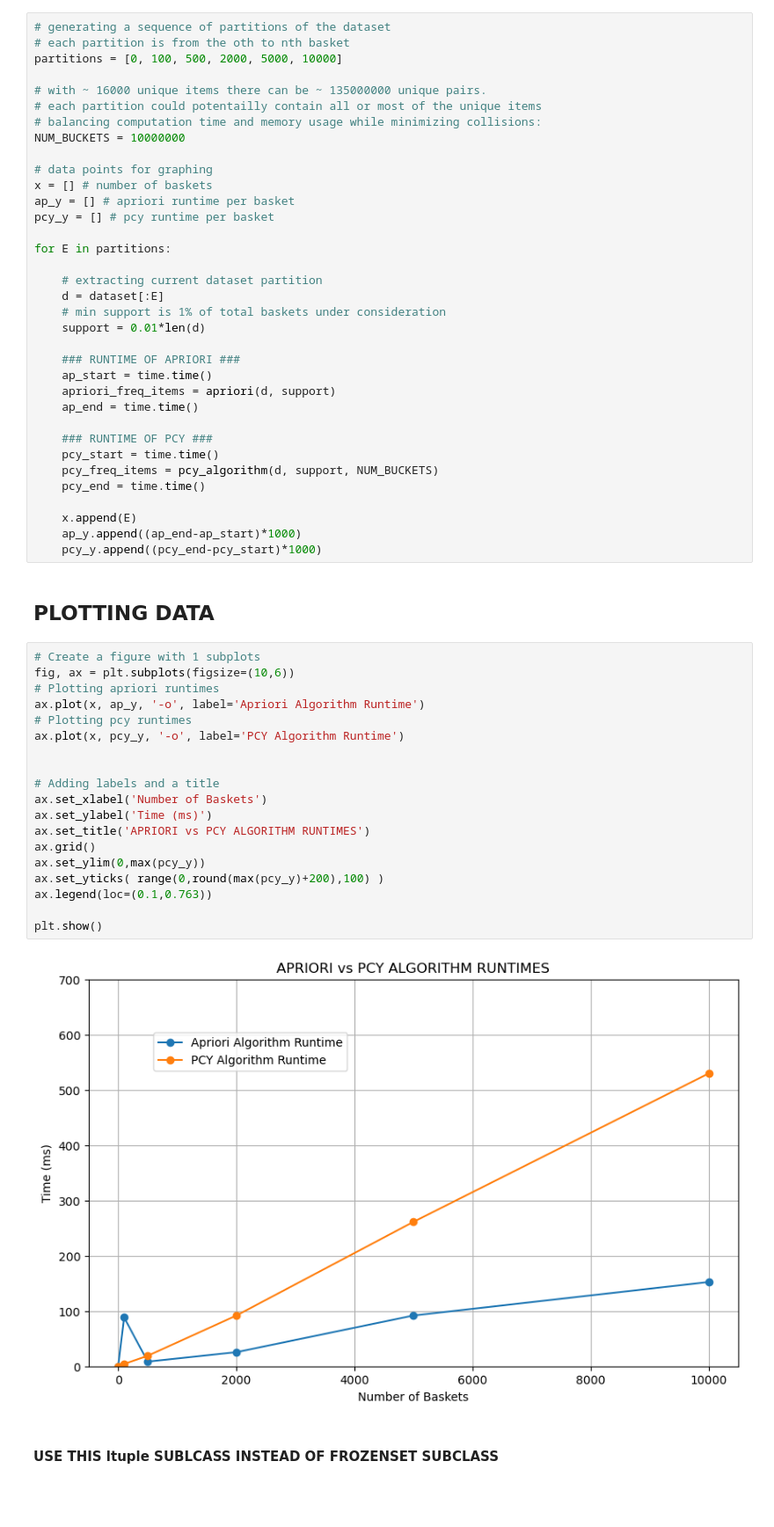
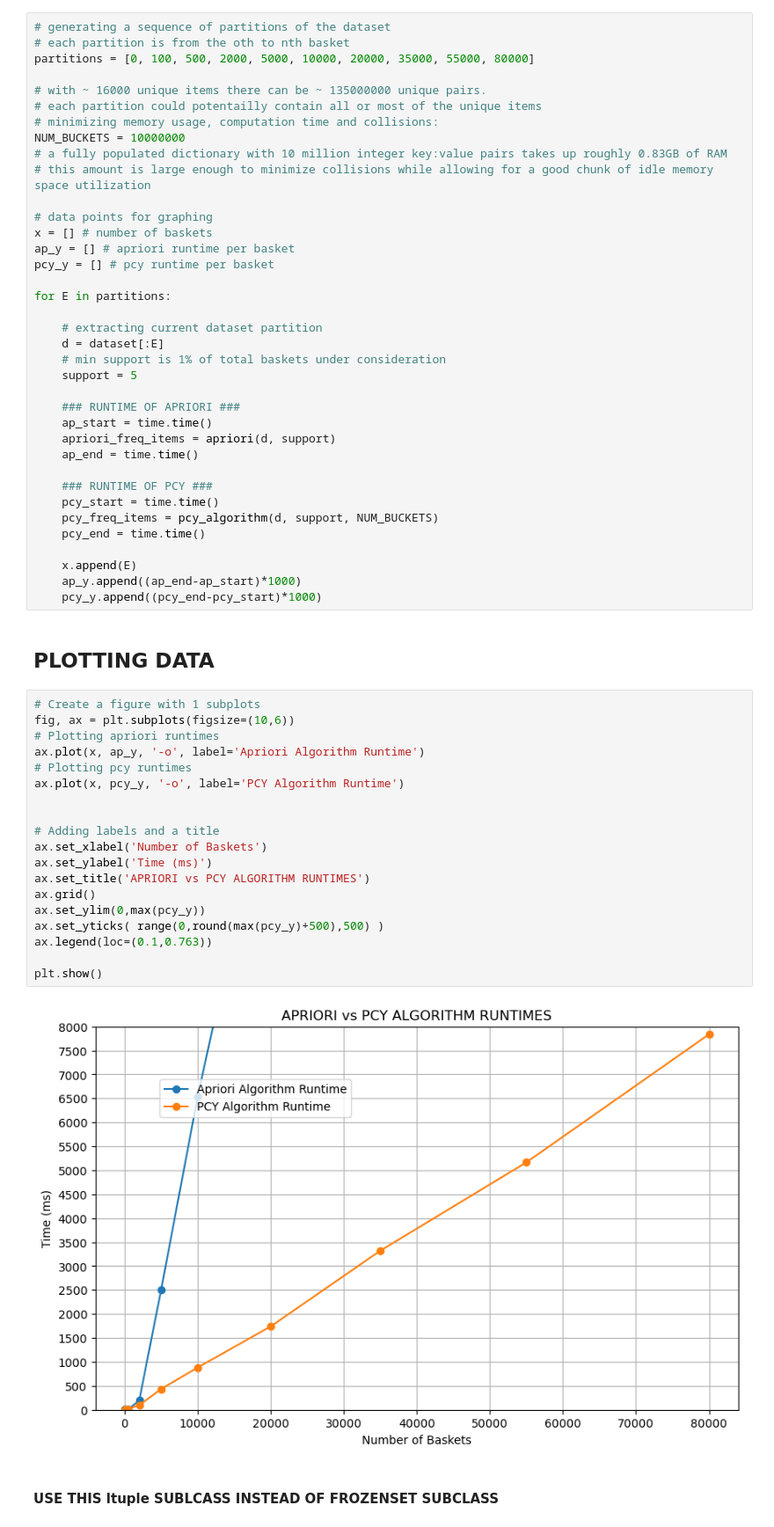
Before and after one commit to Syed-A-Naqvi/dataMining_and_machineLearning, a Jupyter notebook: retail_dataset_association_rule_mining/comparison.ipynb, the cells around one changed output. Shown at 88% size. Cells and saved outputs as stored; diff of their text form; blank space fills up the shorter version.

```diff
--- a/retail_dataset_association_rule_mining/comparison.ipynb
+++ b/retail_dataset_association_rule_mining/comparison.ipynb
@@ -161,12 +161,14 @@ def pcy_algorithm(dataset, min_support, hash_buckets) -> list:
 # %%
 # generating a sequence of partitions of the dataset
 # each partition is from the oth to nth basket
-partitions = [0, 100, 500, 2000, 5000, 10000]
+partitions = [0, 100, 500, 2000, 5000, 10000, 20000, 35000, 55000, 80000]
 
 # with ~ 16000 unique items there can be ~ 135000000 unique pairs.
 # each partition could potentailly contain all or most of the unique items
-# balancing computation time and memory usage while minimizing collisions:
+# minimizing memory usage, computation time and collisions:
 NUM_BUCKETS = 10000000
+# a fully populated dictionary with 10 million integer key:value pairs takes up roughly 0.83GB of RAM
+# this amount is large enough to minimize collisions while allowing for a good chunk of idle memory space utilization
 
 # data points for graphing
 x = [] # number of baskets
@@ -178,7 +180,7 @@ for E in partitions:
     # extracting current dataset partition
     d = dataset[:E]
     # min support is 1% of total baskets under consideration
-    support = 0.01*len(d)
+    support = 5
 
     ### RUNTIME OF APRIORI ###
     ap_start = time.time()
@@ -198,24 +200,24 @@ for E in partitions:
 # %%
 # Create a figure with 1 subplots
 fig, ax = plt.subplots(figsize=(10,6))
 # Plotting apriori runtimes
 ax.plot(x, ap_y, '-o', label='Apriori Algorithm Runtime')
 # Plotting pcy runtimes
 ax.plot(x, pcy_y, '-o', label='PCY Algorithm Runtime')
 
 
 # Adding labels and a title
 ax.set_xlabel('Number of Baskets')
 ax.set_ylabel('Time (ms)')
 ax.set_title('APRIORI vs PCY ALGORITHM RUNTIMES')
 ax.grid()
 ax.set_ylim(0,max(pcy_y))
-ax.set_yticks( range(0,round(max(pcy_y)+200),100) )
+ax.set_yticks( range(0,round(max(pcy_y)+500),500) )
 ax.legend(loc=(0.1,0.763))
 
 plt.show()
 # %% [output]
-[figure, old version]
+[figure, new version]
 # %% [markdown]
 #### USE THIS  ltuple SUBLCASS INSTEAD OF FROZENSET SUBCLASS
 # %%
```
Also changed, not shown: parts of 2 cells of this notebook, 9 other files.
